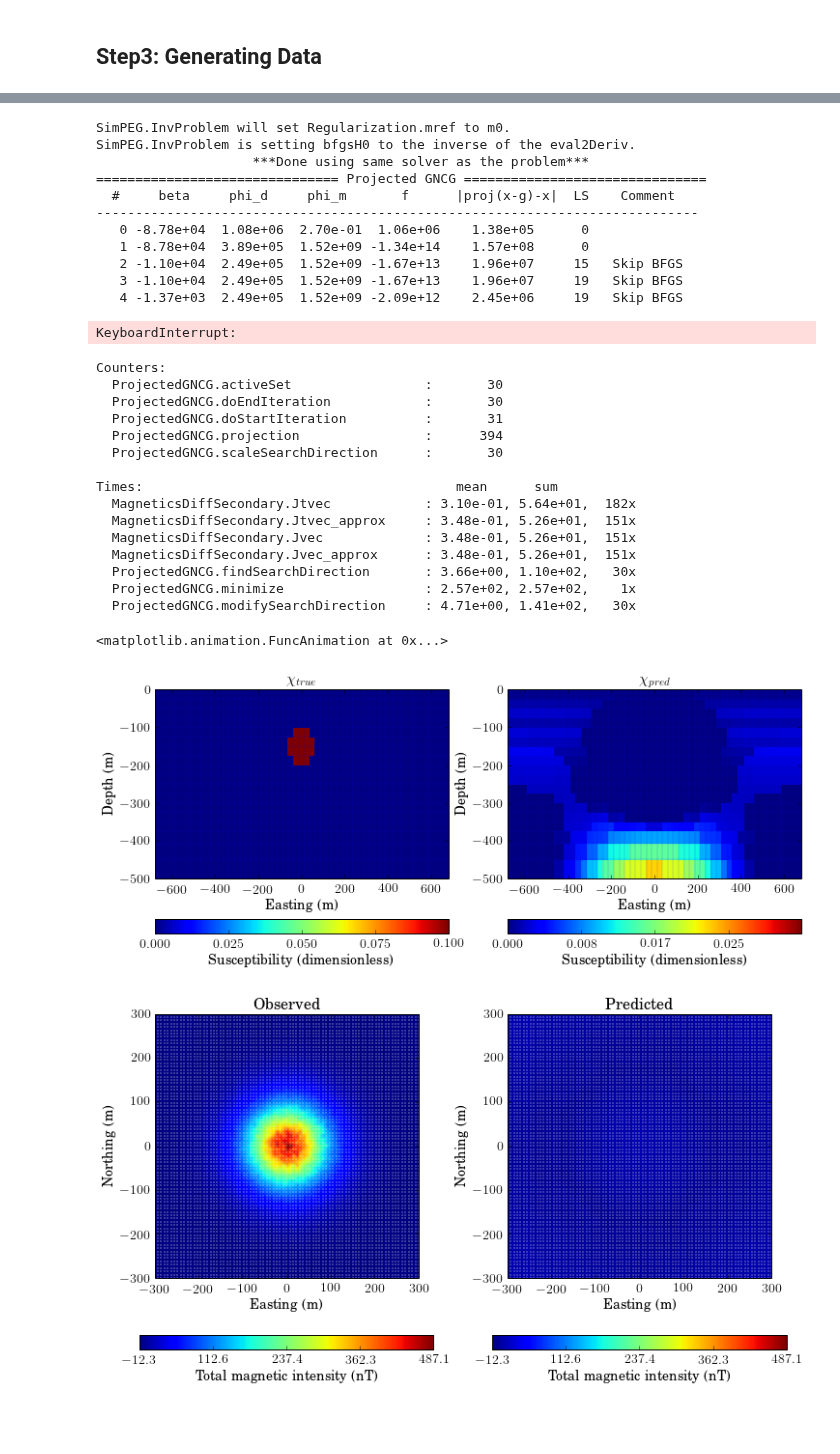
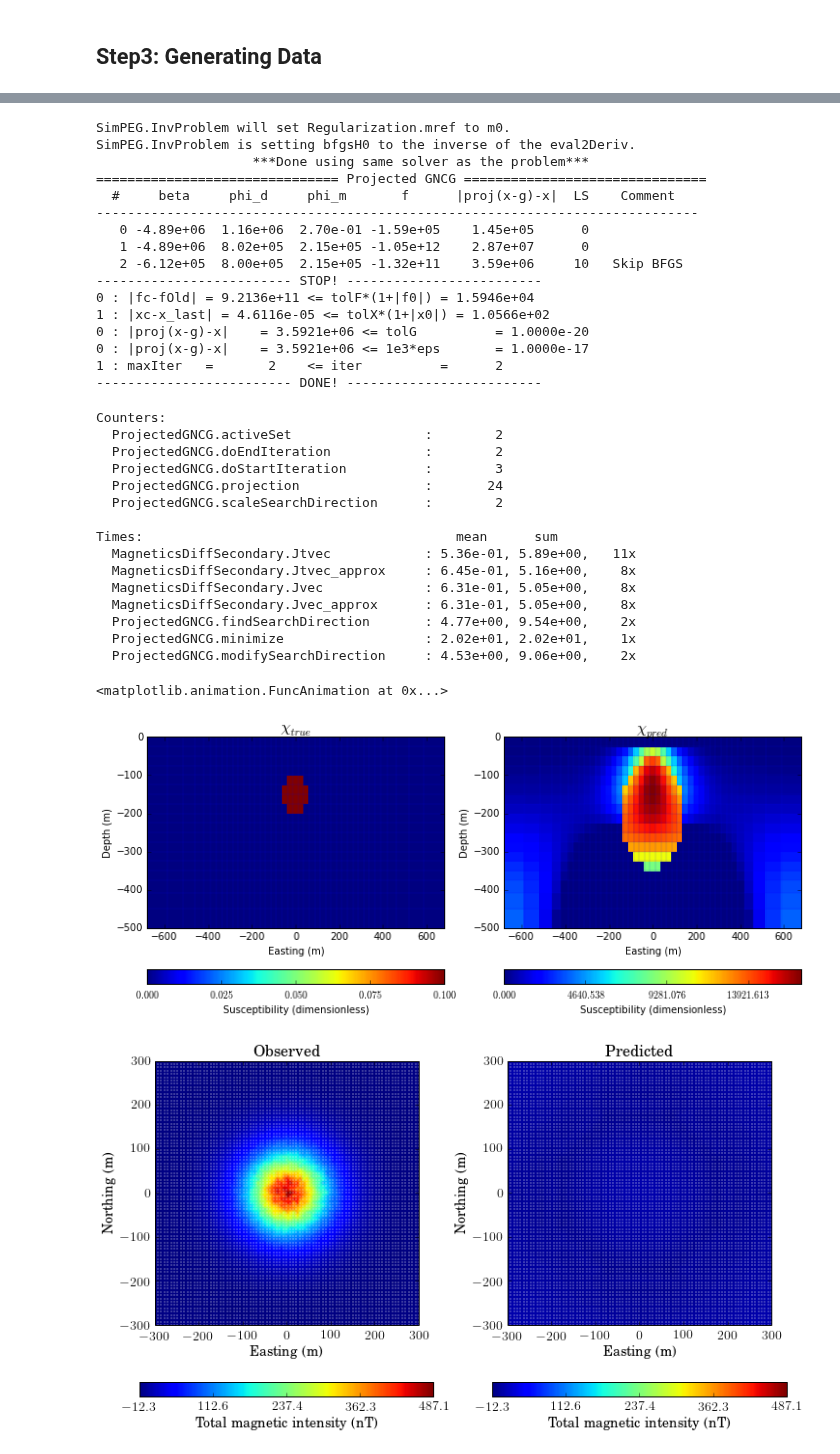
Before and after one commit to simpeg/simpeg, a Jupyter notebook: simpegPF/notebooks/MagInversion.ipynb, the cells around one changed output, grey strips where cells are left out. Drawn from its saved outputs; the diff is of its cells as text; code cells hidden in the pictures; blank space fills up the shorter version.

```diff
--- a/simpegPF/notebooks/MagInversion.ipynb
+++ b/simpegPF/notebooks/MagInversion.ipynb
@@ -115,15 +117,15 @@ plt.show()
 # %%
 reg = Regularization.Tikhonov(mesh, mapping = rmap)
-opt = Optimization.ProjectedGNCG(maxIter = 30)
+opt = Optimization.ProjectedGNCG(maxIter = 2)
 opt.lower = 1e-10
 opt.maxIterLS = 50
 invProb = InvProblem.BaseInvProblem(dmisfit, reg, opt)
 beta = Directives.BetaSchedule(coolingFactor=8, coolingRate=2)
-betaest = Directives.BetaEstimate_ByEig(beta0_ratio=10**0)
+betaest = Directives.BetaEstimate_ByEig(beta0_ratio=10**2)
 inv = Inversion.BaseInversion(invProb, directiveList=[beta,betaest])
 opt.tolG = 1e-20
 opt.eps = 1e-20
-reg.alpha_s = 1e-9
+reg.alpha_s = 1e-5
 reg.alpha_x = 1.
 reg.alpha_y = 1.
 reg.alpha_z = 1.
@@ -139,31 +141,35 @@ SimPEG.InvProblem is setting bfgsH0 to the inverse of the eval2Deriv.
 =============================== Projected GNCG ===============================
   #     beta     phi_d     phi_m       f      |proj(x-g)-x|  LS    Comment
 -----------------------------------------------------------------------------
-   0 -8.78e+04  1.08e+06  2.70e-01  1.06e+06    1.38e+05      0
-   1 -8.78e+04  3.89e+05  1.52e+09 -1.34e+14    1.57e+08      0
-   2 -1.10e+04  2.49e+05  1.52e+09 -1.67e+13    1.96e+07     15   Skip BFGS
-   3 -1.10e+04  2.49e+05  1.52e+09 -1.67e+13    1.96e+07     19   Skip BFGS
-   4 -1.37e+03  2.49e+05  1.52e+09 -2.09e+12    2.45e+06     19   Skip BFGS
+   0 -4.89e+06  1.16e+06  2.70e-01 -1.59e+05    1.45e+05      0
+   1 -4.89e+06  8.02e+05  2.15e+05 -1.05e+12    2.87e+07      0
+   2 -6.12e+05  8.00e+05  2.15e+05 -1.32e+11    3.59e+06     10   Skip BFGS
+------------------------- STOP! -------------------------
+0 : |fc-fOld| = 9.2136e+11 <= tolF*(1+|f0|) = 1.5946e+04
+1 : |xc-x_last| = 4.6116e-05 <= tolX*(1+|x0|) = 1.0566e+02
+0 : |proj(x-g)-x|    = 3.5921e+06 <= tolG          = 1.0000e-20
+0 : |proj(x-g)-x|    = 3.5921e+06 <= 1e3*eps       = 1.0000e-17
+1 : maxIter   =       2    <= iter          =      2
+------------------------- DONE! -------------------------
-KeyboardInterrupt:
 # %%
 opt.counter.summary()
 xc = opt.recall('xc')
 # %% [output]
 Counters:
-  ProjectedGNCG.activeSet                 :       30
-  ProjectedGNCG.doEndIteration            :       30
-  ProjectedGNCG.doStartIteration          :       31
-  ProjectedGNCG.projection                :      394
-  ProjectedGNCG.scaleSearchDirection      :       30
+  ProjectedGNCG.activeSet                 :        2
+  ProjectedGNCG.doEndIteration            :        2
+  ProjectedGNCG.doStartIteration          :        3
+  ProjectedGNCG.projection                :       24
+  ProjectedGNCG.scaleSearchDirection      :        2
 
 Times:                                        mean      sum
-  MagneticsDiffSecondary.Jtvec            : 3.10e-01, 5.64e+01,  182x
-  MagneticsDiffSecondary.Jtvec_approx     : 3.48e-01, 5.26e+01,  151x
-  MagneticsDiffSecondary.Jvec             : 3.48e-01, 5.26e+01,  151x
-  MagneticsDiffSecondary.Jvec_approx      : 3.48e-01, 5.26e+01,  151x
-  ProjectedGNCG.findSearchDirection       : 3.66e+00, 1.10e+02,   30x
-  ProjectedGNCG.minimize                  : 2.57e+02, 2.57e+02,    1x
-  ProjectedGNCG.modifySearchDirection     : 4.71e+00, 1.41e+02,   30x
+  MagneticsDiffSecondary.Jtvec            : 5.36e-01, 5.89e+00,   11x
+  MagneticsDiffSecondary.Jtvec_approx     : 6.45e-01, 5.16e+00,    8x
+  MagneticsDiffSecondary.Jvec             : 6.31e-01, 5.05e+00,    8x
+  MagneticsDiffSecondary.Jvec_approx      : 6.31e-01, 5.05e+00,    8x
+  ProjectedGNCG.findSearchDirection       : 4.77e+00, 9.54e+00,    2x
+  ProjectedGNCG.minimize                  : 2.02e+01, 2.02e+01,    1x
+  ProjectedGNCG.modifySearchDirection     : 4.53e+00, 9.06e+00,    2x
 # %%
 from JSAnimation import IPython_display
 from matplotlib import animation
@@ -198,30 +204,30 @@ import matplotlib
 matplotlib.rcParams.update({'font.size': 14, 'text.usetex': True, 'font.family': 'arial'})
 # %%
 indx = 18
-iteration = 9
+iteration = 1
 fig, axes = subplots(1,2, figsize = (12, 5))
 vmin = chi.min()
 vmax = chi.max()
 ps1 = mesh.plotSlice(chi, vType='CC', ind=indx, normal='X',ax = axes[0], grid=True, gridOpts={'color':'b','lw':0.3, 'alpha':0.5});
 axes[0].set_title('$\chi_{true}$', fontsize = 16)
 axes[0].set_ylim(-500, 0.)
 cb1 = colorbar(ps1[0], ax =  axes[0], orientation="horizontal", ticks=[np.linspace(vmin, vmax, 5)], format = FormatStrFormatter('$%5.3f$'))
 axes[0].set_xlabel('Easting (m)')
 axes[0].set_ylabel('Depth (m)')
 
 vmin = (actMap*xc[iteration]).min()
 vmax = (actMap*xc[iteration]).max()
 ps2 = mesh.plotSlice(actMap*xc[iteration], vType='CC', ind=indx, normal='X', ax = axes[1], grid=True, gridOpts={'color':'b','lw':0.3, 'alpha':0.5});
 axes[1].set_title('$\chi_{pred}$', fontsize = 16)
 axes[1].set_ylim(-500, 0.)
 cb2 = colorbar(ps2[0], ax =  axes[1], orientation="horizontal", ticks=[np.linspace(vmin, vmax, 5)], format = FormatStrFormatter('$%5.3f$'))
 cb1.set_label('Susceptibility (dimensionless)')
 cb2.set_label('Susceptibility (dimensionless)')
 axes[1].set_xlabel('Easting (m)')
 axes[1].set_ylabel('Depth (m)')
 fig.savefig('model.png', dpi = 200)
 # %% [output]
-[figure, old version]
+[figure, new version]
 # %%
 dpred_xc = survey.dpred(xc[iteration])
 fig, ax = plt.subplots(1,2, figsize = (12,7) )
```
Also changed, not shown: parts of 7 cells of this notebook, 3 other files.
